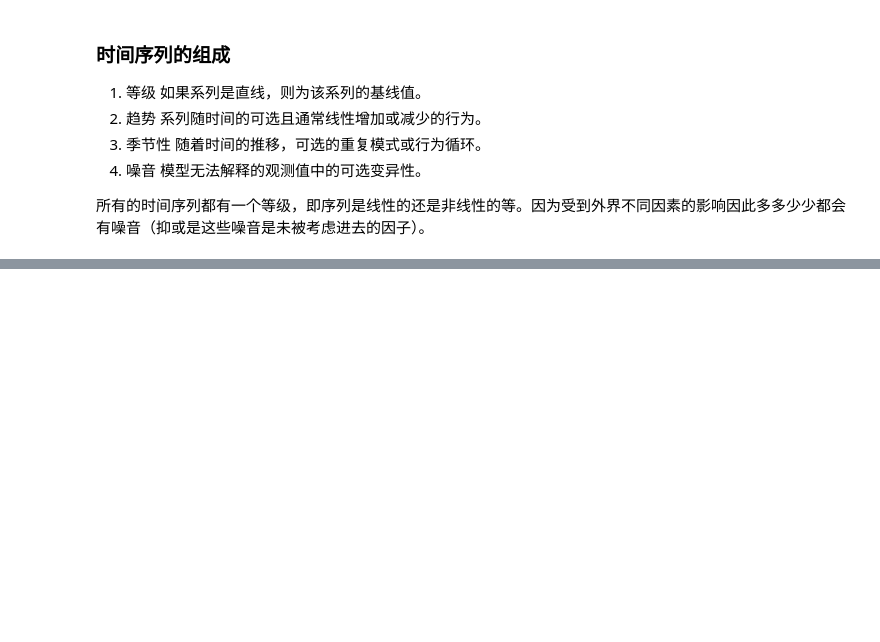
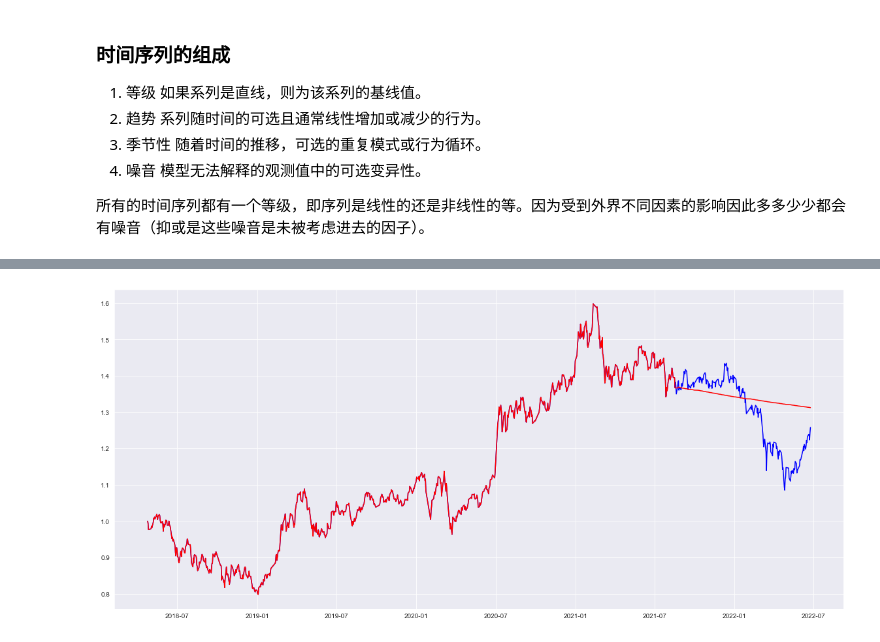
Before and after one commit to zhiyixu/FA, a Jupyter notebook: Mathmatic Moding/Python Time Series/TimeSeriesInPython.ipynb, the cells around one changed output, grey strips where cells are left out. Saved outputs shown, nothing was run; the diff lists cells and outputs as text; code cells hidden in the pictures; blank space fills up the shorter version.

```diff
--- a/Mathmatic Moding/Python Time Series/TimeSeriesInPython.ipynb
+++ b/Mathmatic Moding/Python Time Series/TimeSeriesInPython.ipynb
@@ -143,0 +86,24 @@ array([[4, 5],
+# %%
+# 3. 自回归移动平均线 ARMA
+# 自回归移动平均 (ARMA) 方法将序列中的下一步建模为之前时间步骤的观测值和残差的线性函数。
+
+arma_trining_data = training_data.copy()
+from statsmodels.tsa.arima.model import ARIMA
+
+
+# # fit model
+# make prediction
+model = ARIMA(arma_trining_data.price, order=(7, 0, 1)) # p, d, q
+model_fit = model.fit()
+for i in range(len(testing_data)):
+    yhat = model_fit.predict(len(arma_trining_data), len(arma_trining_data))
+    d = pd.DataFrame([yhat.values],columns=["price"] ,index=[testing_data.index[i]])
+    arma_trining_data = arma_trining_data.append(d)
+
+# show the data
+fig, ax = plt.subplots(figsize=(20, 9))
+ax.plot(data.index, data.values, 'b')
+ax.plot(arma_trining_data.index, arma_trining_data.price, 'r')
+plt.show() # it's ugly cause it predict the data base on the mean value of history data.
+# %% [output]
+[figure, added]
```
Also changed, not shown: parts of 18 cells of this notebook.
